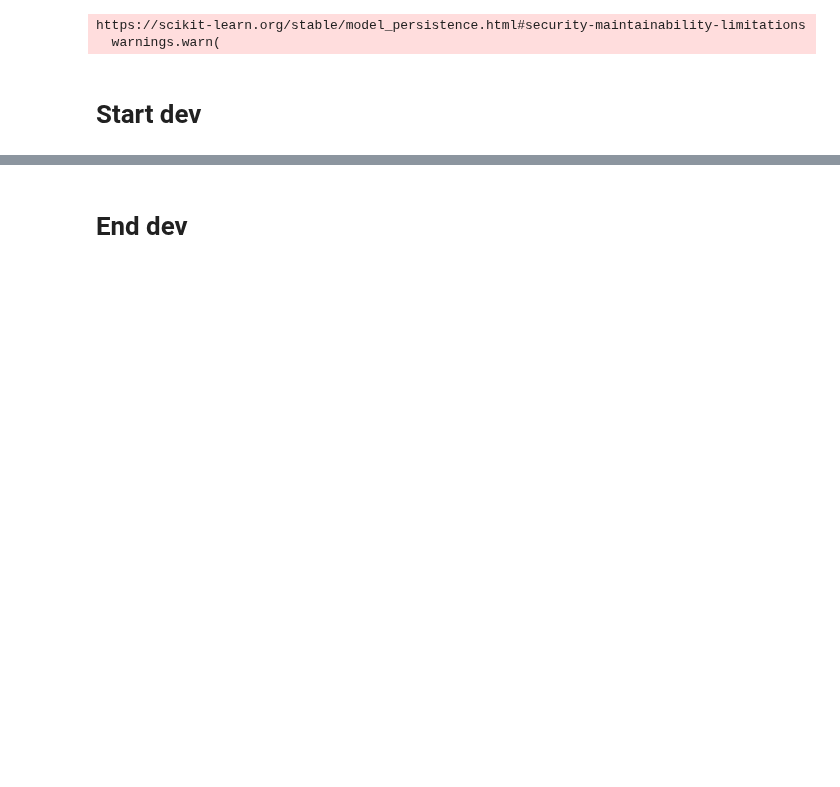
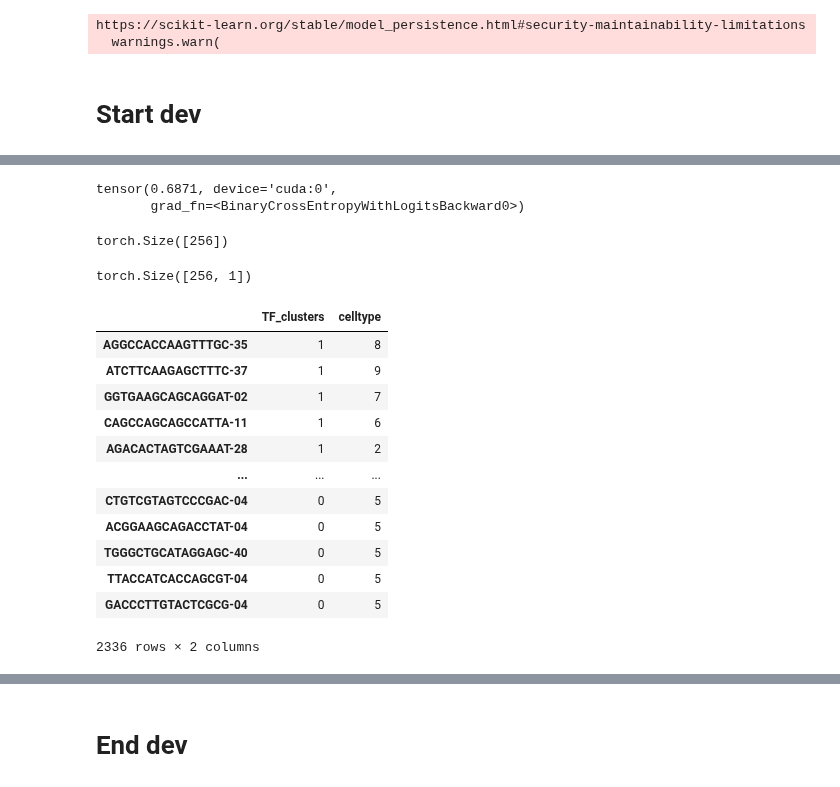
Before and after one commit to hmbaghdassarian/scLEMBAS, a Jupyter notebook: notebooks/dev.ipynb, the cells around one changed output, grey strips where cells are left out. Cells and saved outputs as stored; diff of their text form; code cells hidden in the pictures; blank space fills up the shorter version.

```diff
--- a/notebooks/dev.ipynb
+++ b/notebooks/dev.ipynb
@@ -208,0 +344,23 @@ torch.nn.modules.loss.BCEWithLogitsLoss
+# %%
+bias_basal_prediction = discriminator(self.mod.signaling_network.bias_basal.T) # predicted logits
+# TO DO: should this expansion of the vector into samples be done after getting the prediction or
+# should it be done prior to
+# if prior, should the batch_norm = False line in the initilize_discriminator be removed?
+bias_basal_prediction = bias_basal_prediction.repeat(covariates_idx_.shape[0], 1) # expand vector to # of samples
+target = covariates_idx_[:, cat_group_idx]
+if discriminator.n_labels == 2:
+    target = target.to(self.mod.dtype).unsqueeze(1)
+self.discriminator_losses[cat](bias_basal_prediction,
+                               target
+                          )
+# %% [output]
+tensor(0.6871, device='cuda:0',
+       grad_fn=<BinaryCrossEntropyWithLogitsBackward0>)
+# %%
+covariates_idx_[:, cat_group_idx].to(self.mod.dtype).shape
+# %% [output]
+torch.Size([256])
+# %%
+bias_basal_prediction.shape
+# %% [output]
+torch.Size([256, 1])
@@ -208,0 +372,16 @@ torch.nn.modules.loss.BCEWithLogitsLoss
+# %%
+self.mod.signaling_network.covariates_idx
+# %% [output]
+|  | TF_clusters | celltype |
+| AGGCCACCAAGTTTGC-35 | 1 | 8 |
+| ATCTTCAAGAGCTTTC-37 | 1 | 9 |
+| GGTGAAGCAGCAGGAT-02 | 1 | 7 |
+| CAGCCAGCAGCCATTA-11 | 1 | 6 |
+| AGACACTAGTCGAAAT-28 | 1 | 2 |
+| ... | ... | ... |
+| CTGTCGTAGTCCCGAC-04 | 0 | 5 |
+| ACGGAAGCAGACCTAT-04 | 0 | 5 |
+| TGGGCTGCATAGGAGC-40 | 0 | 5 |
+| TTACCATCACCAGCGT-04 | 0 | 5 |
+| GACCCTTGTACTCGCG-04 | 0 | 5 |
+2336 rows × 2 columns
```
Also changed, not shown: parts of 41 cells of this notebook, 4 other files.
